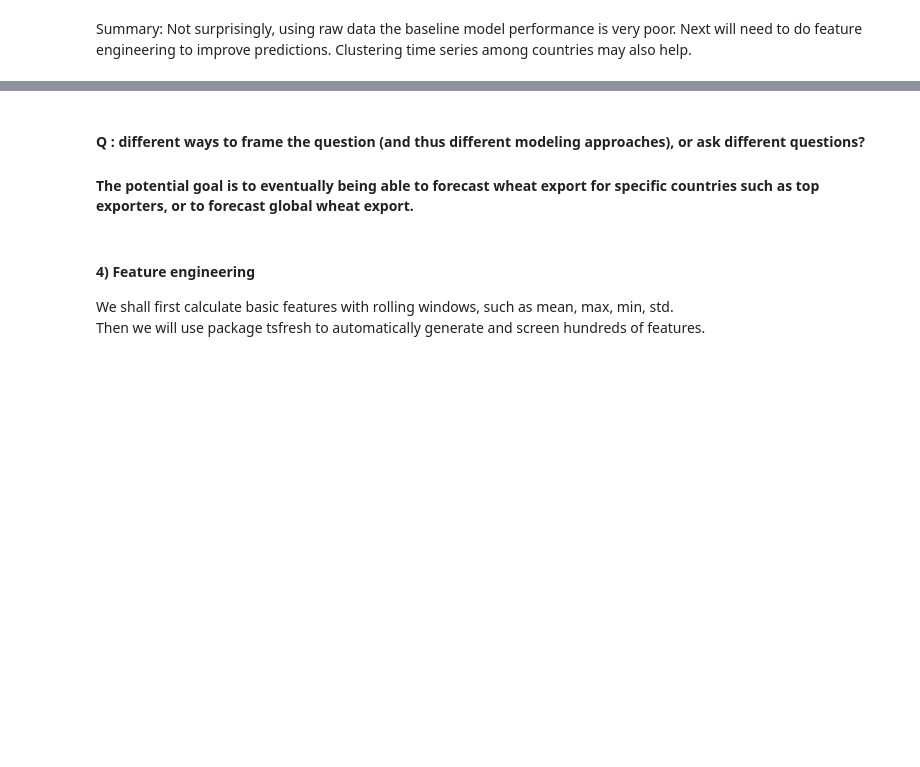
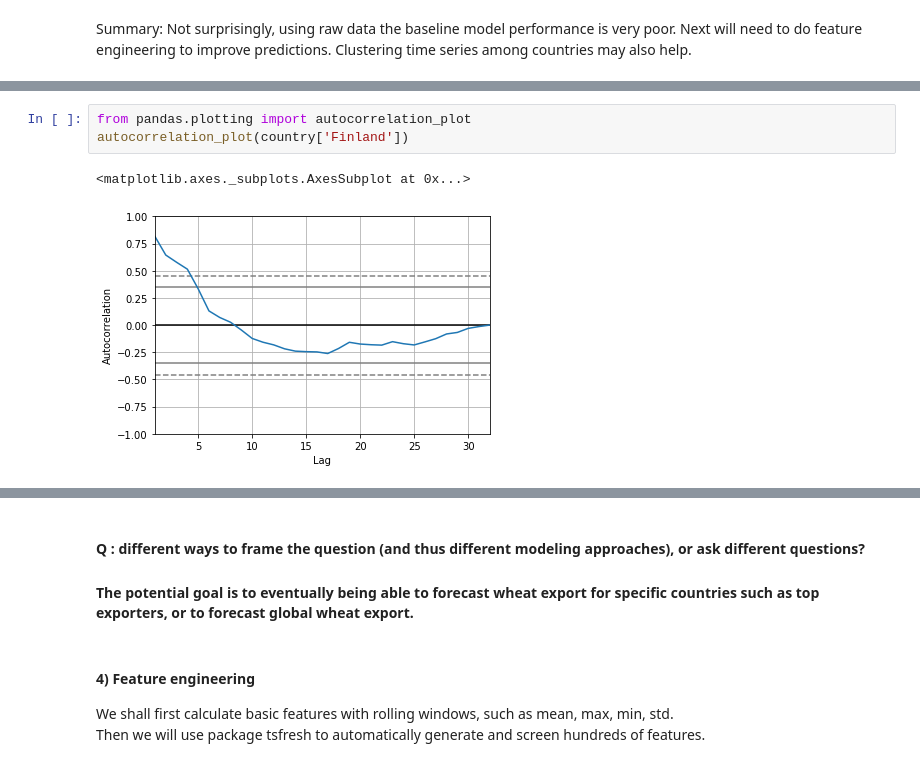
Before and after one commit to BrachyS/crop-trends, a Jupyter notebook: notebooks/2_exploratory-analysis-agtrade.ipynb, the cells around one changed output, grey strips where cells are left out. Drawn from its saved outputs; the diff is of its cells as text; blank space fills up the shorter version.

```diff
--- a/notebooks/exploratory-analysis-agtrade.ipynb
+++ b/notebooks/2_exploratory-analysis-agtrade.ipynb
@@ -433,0 +469,6 @@ Summary: Not surprisingly, using raw data the baseline model performance is very
+# %%
+from pandas.plotting import autocorrelation_plot
+autocorrelation_plot(country['Finland'])
+# %% [output]
+<matplotlib.axes._subplots.AxesSubplot at 0x...>
+[figure, added]
```
Also changed, not shown: parts of 26 cells of this notebook, 4 other files.
